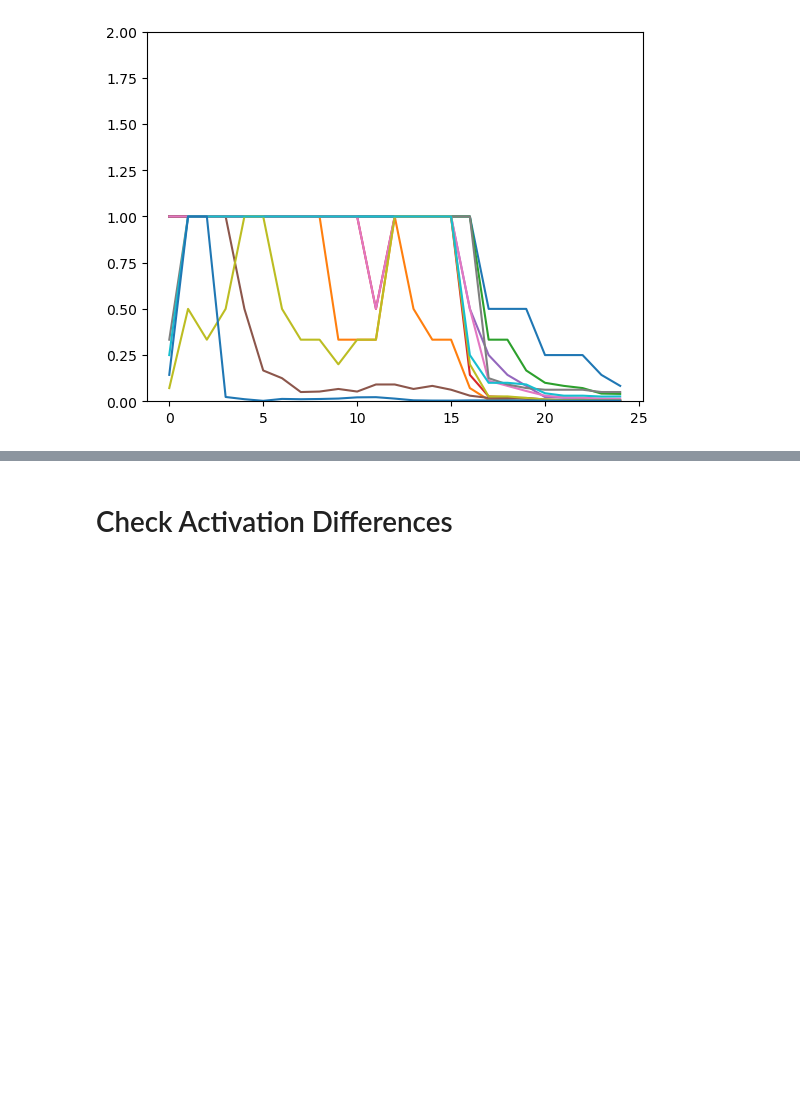
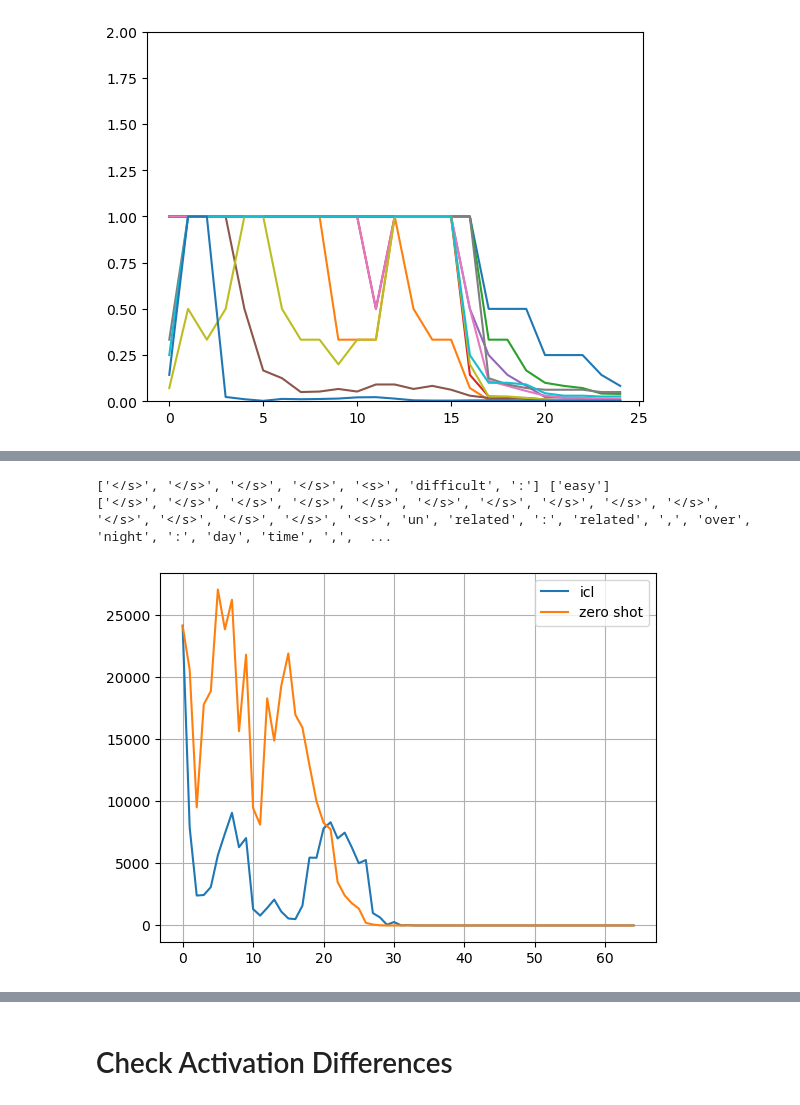
Before and after one commit to Itam67/function_vectors, a Jupyter notebook: notebooks/ICL_Explorations.ipynb, the cells around one changed output, grey strips where cells are left out. Saved outputs shown, nothing was run; the diff lists cells and outputs as text; code cells hidden in the pictures; blank space fills up the shorter version.

```diff
--- a/notebooks/ICL_Explorations.ipynb
+++ b/notebooks/ICL_Explorations.ipynb
@@ -261,0 +336,12 @@ def get_intervention_activations_diff(model, tokens, layer):
+# %%
+print(model.to_str_tokens(tks[2]), model.to_str_tokens(answer_tks[2]))
+print(model.to_str_tokens(full_tks[2]), model.to_str_tokens(answer_tks[2]))
+
+plt.plot(final_ranks_icl[:,2], label="icl")
+plt.plot(final_ranks[:,2], label="zero shot")
+plt.legend()
+plt.grid()
+# %% [output]
+['</s>', '</s>', '</s>', '</s>', '<s>', 'difficult', ':'] ['easy']
+['</s>', '</s>', '</s>', '</s>', '</s>', '</s>', '</s>', '</s>', '</s>', '</s>', '</s>', '</s>', '</s>', '</s>', '<s>', 'un', 'related', ':', 'related', ',', 'over', 'night', ':', 'day', 'time', ',',  ...
+[figure, added]
```
Also changed, not shown: parts of 32 cells of this notebook, 4 other files.
